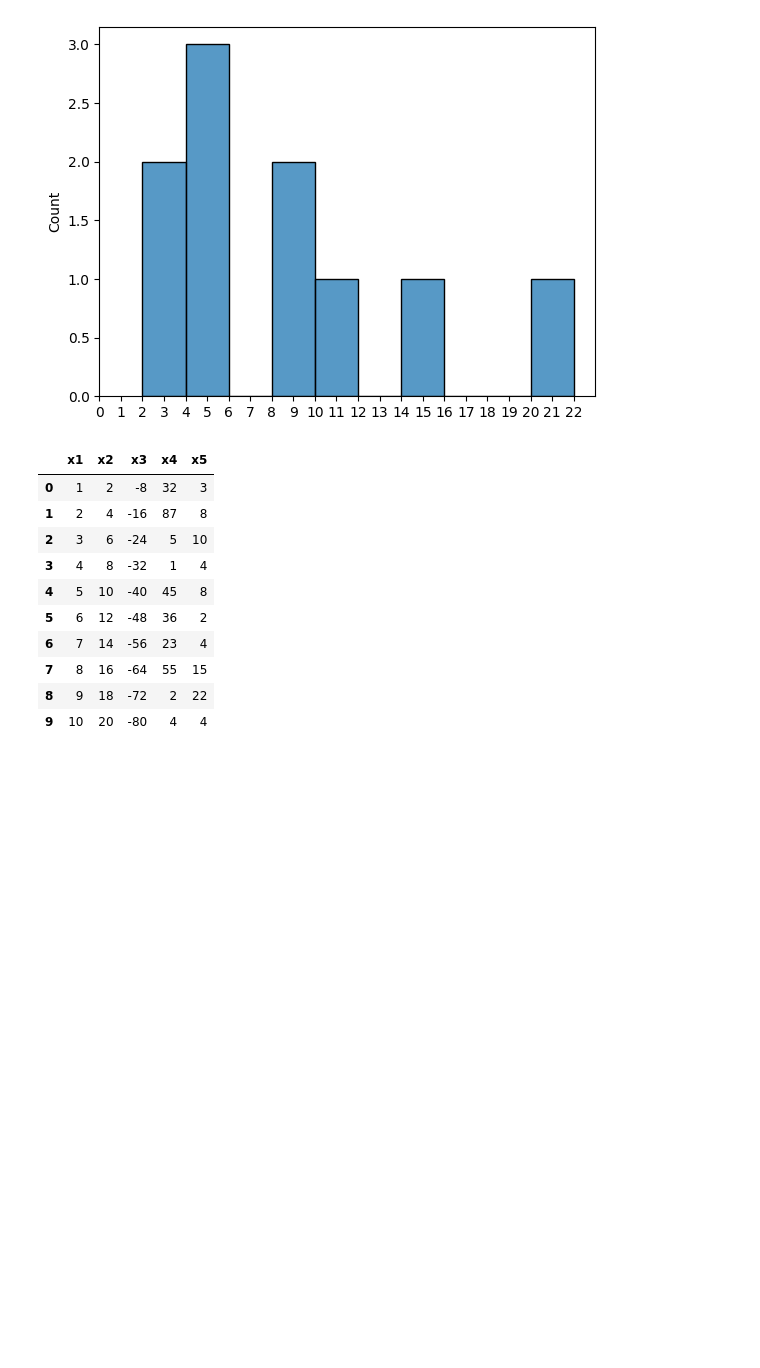
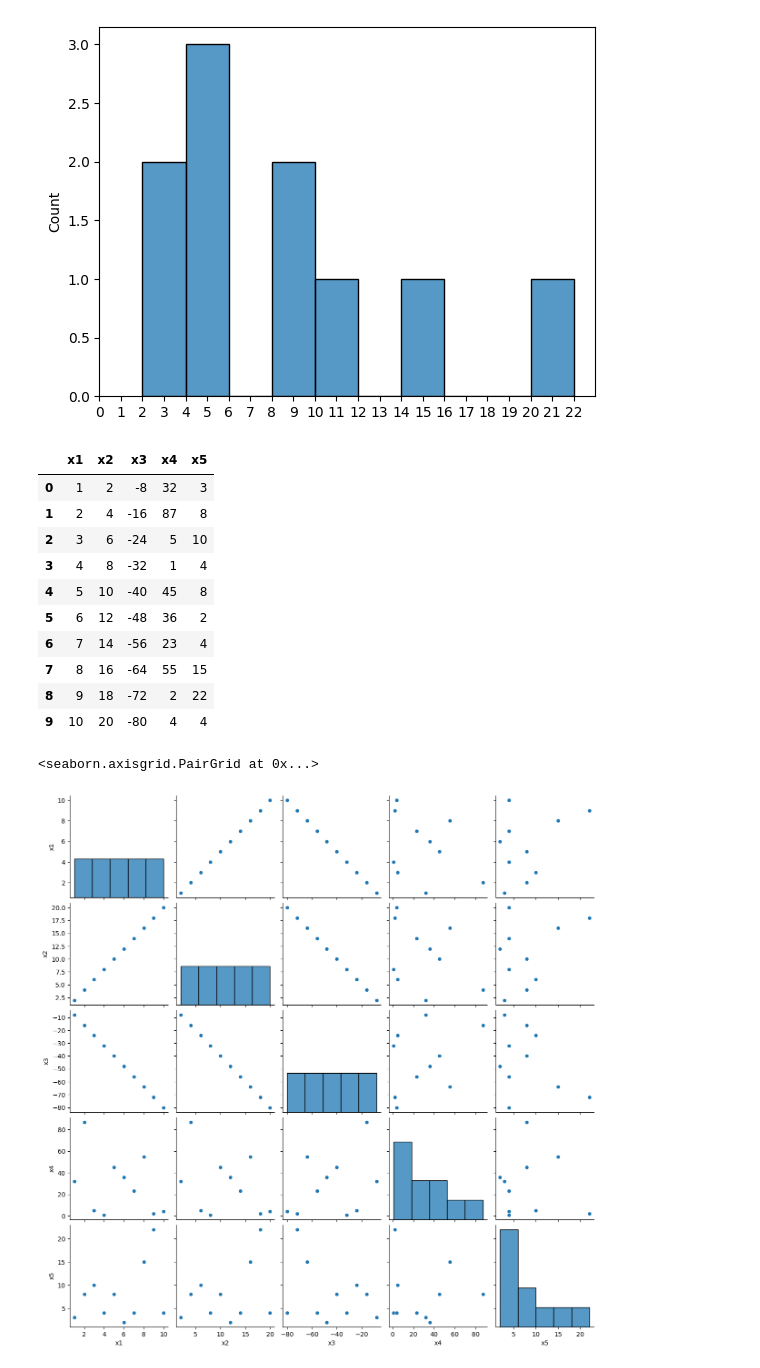
Before and after one commit to dheeraj0342/DSML, a Jupyter notebook: plotly.ipynb, the cells around one changed output. Saved outputs shown, nothing was run; the diff lists cells and outputs as text; code cells hidden in the pictures; blank space fills up the shorter version.

```diff
--- a/plotly.ipynb
+++ b/plotly.ipynb
@@ -328,3 +328,8 @@ import numpy as np
 import pandas as pd
 import matplotlib.pyplot as plt
 import seaborn as sns
+# %%
+sns.pairplot(df)
+# %% [output]
+<seaborn.axisgrid.PairGrid at 0x...>
+[figure, added]
```
Also changed, not shown: parts of 2 cells of this notebook.
